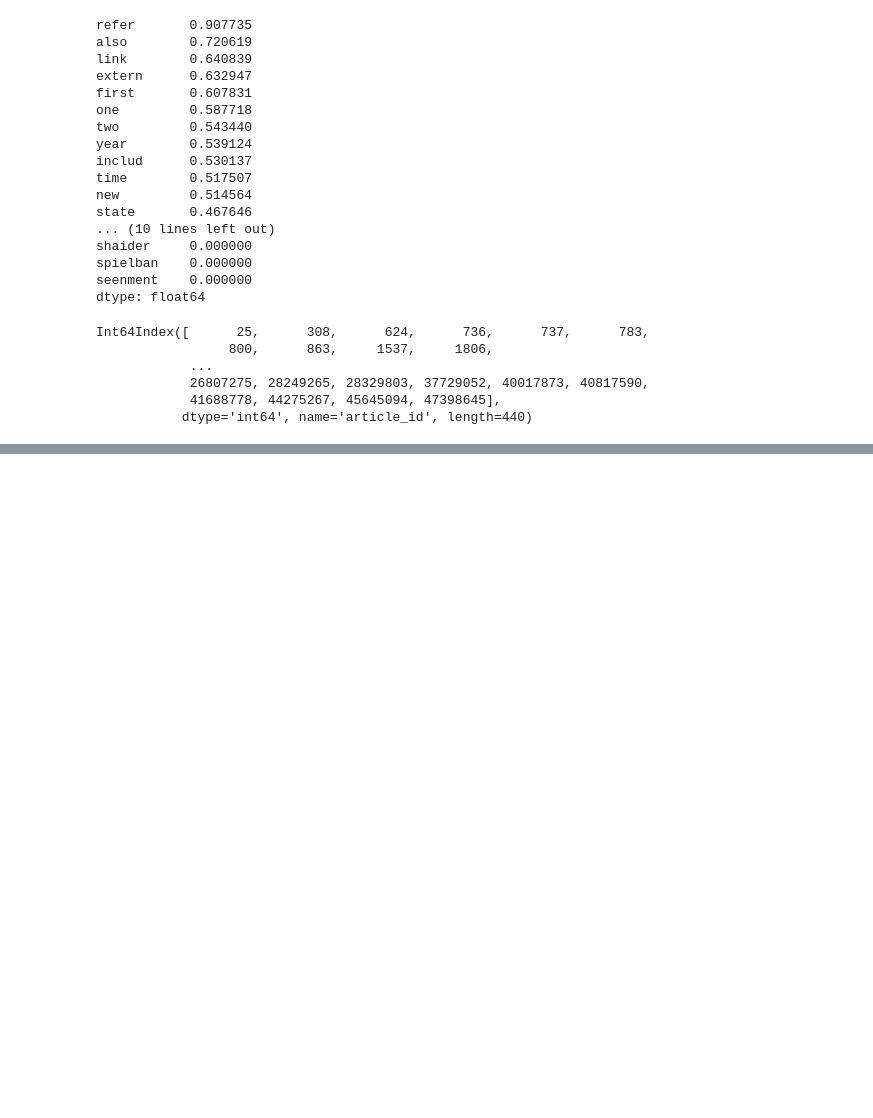
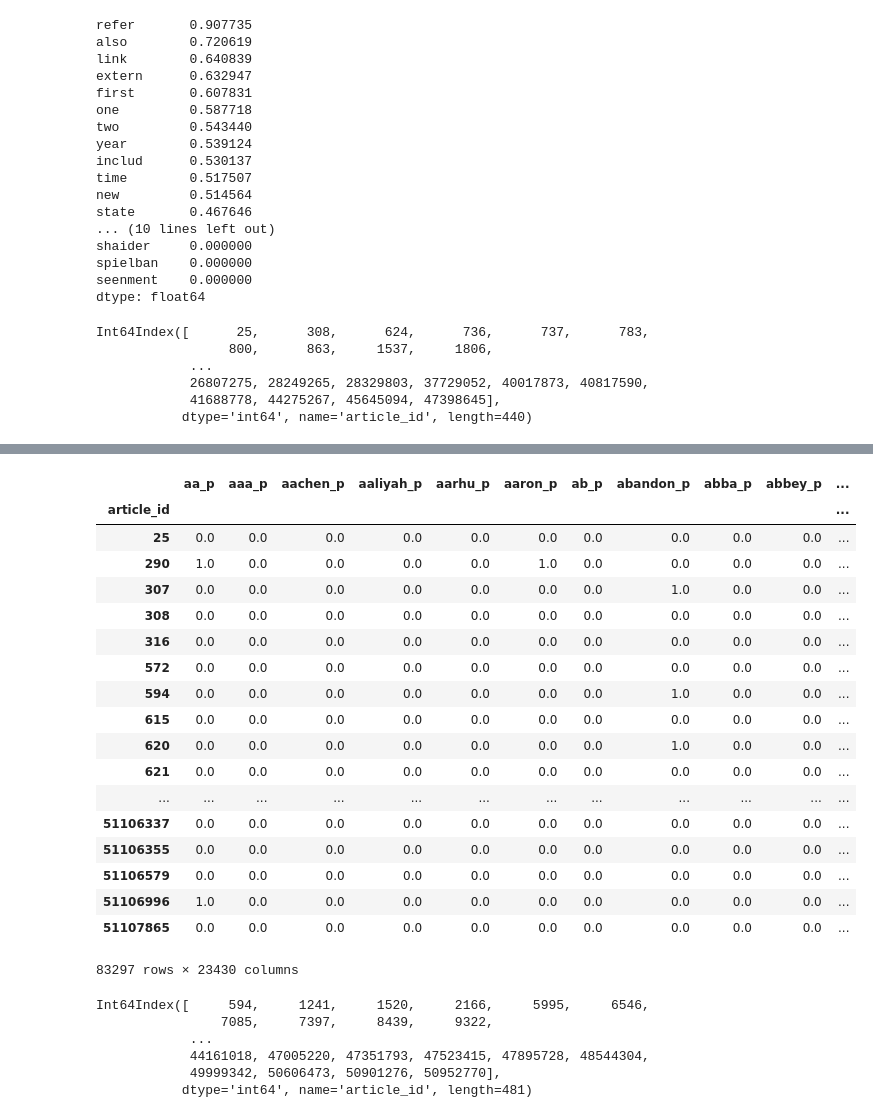
Before and after one commit to dekedor/AtRiskWiki, a Jupyter notebook: WikiTextScraper/ProcessingArticleTextForBOW.ipynb, the cells around one changed output, grey strips where cells are left out. Drawn from its saved outputs; the diff is of its cells as text; code cells hidden in the pictures; blank space fills up the shorter version.

Commit message:
Initial pass at word feature identification

```diff
--- a/WikiTextScraper/ProcessingArticleTextForBOW.ipynb
+++ b/WikiTextScraper/ProcessingArticleTextForBOW.ipynb
@@ -410,0 +453,4 @@ Int64Index([      25,      308,      624,      736,      737,      783,
+# %%
+import pickle
+sparse_up = pickle.load(open("sparse_up.p","rb"))
+sparse_untl = pickle.load(open("sparse_untl.p","rb"))
@@ -410,0 +472,40 @@ Int64Index([      25,      308,      624,      736,      737,      783,
+# %%
+union_present_cols = [x + "_p" for x in sparse_up.columns]
+union_norm_cols = [x + "_n" for x in sparse_untl.columns]
+article_index = sparse_up.index.values
+# %%
+union_norm_scaler = sparse_untl.mean(axis=0)
+scaled_sparse_untl = sparse_untl.divide(union_norm_scaler,axis='columns')
+# %%
+word_features = pd.concat([sparse_up,scaled_sparse_untl],axis=1,join_axes=[sparse_up.index])
+word_features.columns = union_present_cols + union_norm_cols
+word_features
+# %% [output]
+|  | aa_p | aaa_p | aachen_p | aaliyah_p | aarhu_p | aaron_p | ab_p | abandon_p | abba_p | abbey_p | ... |
+| article_id |  |  |  |  |  |  |  |  |  |  | ... |
+| 25 | 0.0 | 0.0 | 0.0 | 0.0 | 0.0 | 0.0 | 0.0 | 0.0 | 0.0 | 0.0 | ... |
+| 290 | 1.0 | 0.0 | 0.0 | 0.0 | 0.0 | 1.0 | 0.0 | 0.0 | 0.0 | 0.0 | ... |
+| 307 | 0.0 | 0.0 | 0.0 | 0.0 | 0.0 | 0.0 | 0.0 | 1.0 | 0.0 | 0.0 | ... |
+| 308 | 0.0 | 0.0 | 0.0 | 0.0 | 0.0 | 0.0 | 0.0 | 0.0 | 0.0 | 0.0 | ... |
+| 316 | 0.0 | 0.0 | 0.0 | 0.0 | 0.0 | 0.0 | 0.0 | 0.0 | 0.0 | 0.0 | ... |
+| 572 | 0.0 | 0.0 | 0.0 | 0.0 | 0.0 | 0.0 | 0.0 | 0.0 | 0.0 | 0.0 | ... |
+| 594 | 0.0 | 0.0 | 0.0 | 0.0 | 0.0 | 0.0 | 0.0 | 1.0 | 0.0 | 0.0 | ... |
+| 615 | 0.0 | 0.0 | 0.0 | 0.0 | 0.0 | 0.0 | 0.0 | 0.0 | 0.0 | 0.0 | ... |
+| 620 | 0.0 | 0.0 | 0.0 | 0.0 | 0.0 | 0.0 | 0.0 | 1.0 | 0.0 | 0.0 | ... |
+| 621 | 0.0 | 0.0 | 0.0 | 0.0 | 0.0 | 0.0 | 0.0 | 0.0 | 0.0 | 0.0 | ... |
+| ... | ... | ... | ... | ... | ... | ... | ... | ... | ... | ... | ... |
+| 51106337 | 0.0 | 0.0 | 0.0 | 0.0 | 0.0 | 0.0 | 0.0 | 0.0 | 0.0 | 0.0 | ... |
+| 51106355 | 0.0 | 0.0 | 0.0 | 0.0 | 0.0 | 0.0 | 0.0 | 0.0 | 0.0 | 0.0 | ... |
+| 51106579 | 0.0 | 0.0 | 0.0 | 0.0 | 0.0 | 0.0 | 0.0 | 0.0 | 0.0 | 0.0 | ... |
+| 51106996 | 1.0 | 0.0 | 0.0 | 0.0 | 0.0 | 0.0 | 0.0 | 0.0 | 0.0 | 0.0 | ... |
+| 51107865 | 0.0 | 0.0 | 0.0 | 0.0 | 0.0 | 0.0 | 0.0 | 0.0 | 0.0 | 0.0 | ... |
+83297 rows × 23430 columns
+# %%
+word_features.index[word_features['disambigu_p'] > 0]
+# %% [output]
+Int64Index([     594,     1241,     1520,     2166,     5995,     6546,
+                7085,     7397,     8439,     9322,
+            ...
+            44161018, 47005220, 47351793, 47523415, 47895728, 48544304,
+            49999342, 50606473, 50901276, 50952770],
+           dtype='int64', name='article_id', length=481)
```
Also changed, not shown: parts of 42 cells of this notebook, 2 other files.
